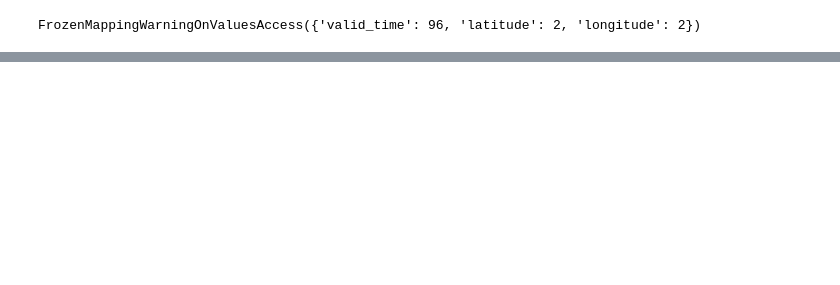
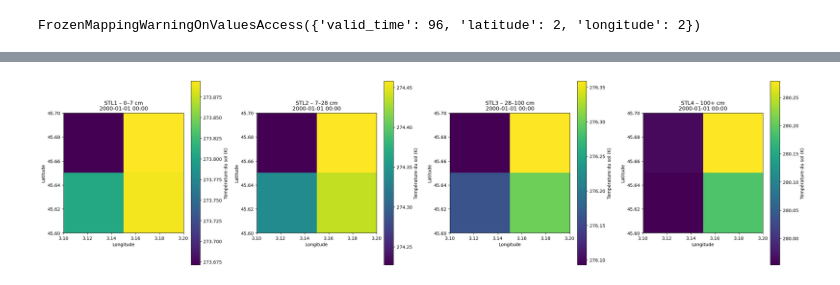
Before and after one commit to Aymanzej/Projet-5A, a Jupyter notebook: 3rd Month/BDDCreation.ipynb, the cells around one changed output, grey strips where cells are left out. Cells and saved outputs as stored; diff of their text form; code cells hidden in the pictures; blank space fills up the shorter version.

Commit message:
graphique ajouté pour chaque dataset

```diff
--- a/3rd Month/BDDCreation.ipynb
+++ b/3rd Month/BDDCreation.ipynb
@@ -109,8 +109,8 @@ pip install netcdf4
 import xarray as xr
 
 # Charger les fichiers NetCDF
-ds_mnth = xr.open_dataset("bdd_temperature/data_stream-mnth.nc")
-ds_moda = xr.open_dataset("bdd_temperature/data_stream-moda.nc")
+ds_mnth = xr.open_dataset("../bdd_temperature/data_stream-mnth.nc")
+ds_moda = xr.open_dataset("../bdd_temperature/data_stream-moda.nc")
 
 # Fonction pour afficher les infos principales
 def print_dataset_info(ds, name):
@@ -196,0 +234,43 @@ FrozenMappingWarningOnValuesAccess({'valid_time': 96, 'latitude': 2, 'longitude'
+# %%
+import matplotlib.pyplot as plt
+
+# Choisir un pas de temps
+time_index = 0  # pas de temps en heure, ça commence à 0h00 le 1er janvier 2000
+
+variables = [ds_moda.stl1, ds_moda.stl2, ds_moda.stl3, ds_moda.stl4]
+titles = [
+    "STL1 – 0–7 cm",
+    "STL2 – 7–28 cm",
+    "STL3 – 28–100 cm",
+    "STL4 – 100+ cm"
+]
+
+lon = ds_moda.longitude
+lat = ds_moda.latitude
+
+# Formatage de la date : année-mois-jour-heure
+date_str = ds_moda.valid_time[time_index].dt.strftime("%Y-%m-%d %H:%M").item()
+
+plt.figure(figsize=(24, 6))
+
+for i, (var, title) in enumerate(zip(variables, titles)):
+    plt.subplot(1, 4, i + 1)
+    plt.imshow(
+        var.isel(valid_time=time_index),
+        cmap="viridis",
+        origin="upper",
+        extent=[float(lon.min()), float(lon.max()), float(lat.min()), float(lat.max())]
+    )
+
+    plt.title(f"{title}\n{date_str}")
+
+    plt.xlabel("Longitude")
+    plt.ylabel("Latitude")
+
+    cbar = plt.colorbar()
+    cbar.set_label("Température du sol (K)")
+
+plt.tight_layout()
+plt.show()
+# %% [output]
+[figure, added]
```
Also changed, not shown: parts of 6 cells of this notebook.
